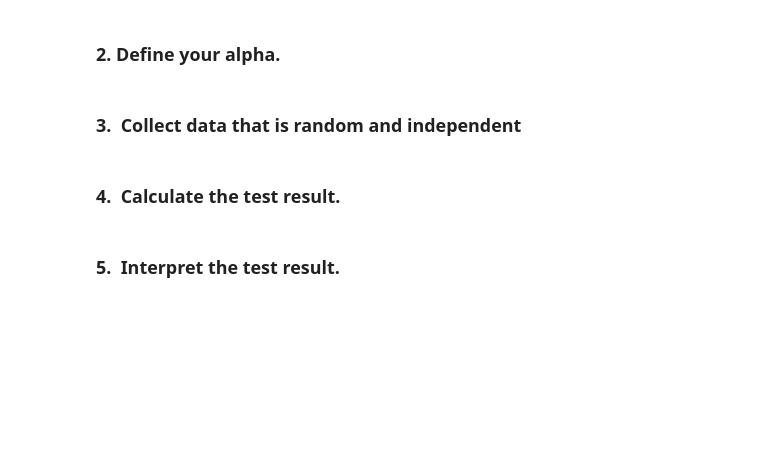
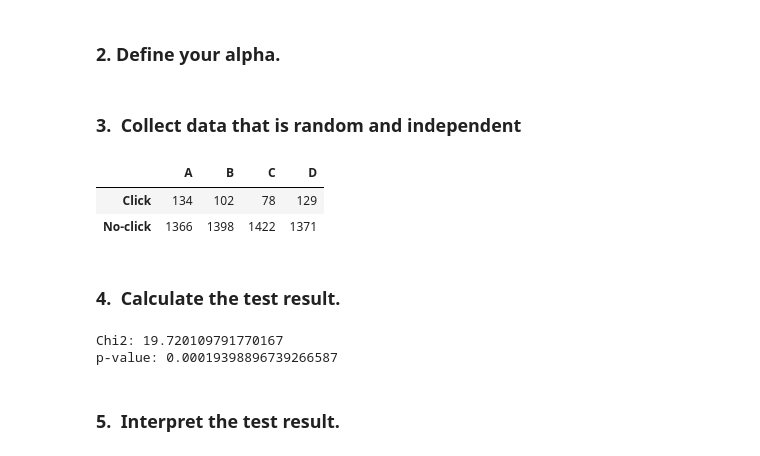
Before and after one commit to lippsmar/Data-Science-Bootcamp, a Jupyter notebook: 4_AB_Testing/Notebooks/4.1.6_chi_square_test_structure.ipynb, the cells around one changed output. Drawn from its saved outputs; the diff is of its cells as text; code cells hidden in the pictures; blank space fills up the shorter version.

```diff
--- a/4_AB_Testing/Notebooks/4.1.6_chi_square_test_structure.ipynb
+++ b/4_AB_Testing/Notebooks/4.1.6_chi_square_test_structure.ipynb
@@ -473,2 +473,20 @@ Follow these steps:
+# %%
+observed_clicks = [134, 102, 78, 129]
+
+total_visits = 1500
+
+# convert in clicks and no-clicks
+observed_non_clicks = [total_visits - click for click in observed_clicks]
+
+# DataFrame for observation
+table_obs = pd.DataFrame([observed_clicks, observed_non_clicks],
+                                  columns = ["A", "B", "C", "D"],
+                                  index = ["Click", "No-click"])
+# %%
+table_obs
+# %% [output]
+|  | A | B | C | D |
+| Click | 134 | 102 | 78 | 129 |
+| No-click | 1366 | 1398 | 1422 | 1371 |
 # %% [markdown]
 ### 4.&nbsp; Calculate the test result.
@@ -477,2 +493,10 @@ Follow these steps:
+# %%
+chi2_stat, p_val, _, _ = chi2_contingency(table_obs)
+
+print("Chi2:", chi2_stat)
+print("p-value:", p_val)
+# %% [output]
+Chi2: 19.720109791770167
+p-value: 0.00019398896739266587
 # %% [markdown]
 ### 5.&nbsp; Interpret the test result.
```
Also changed, not shown: parts of 8 cells of this notebook, 2 other files.
